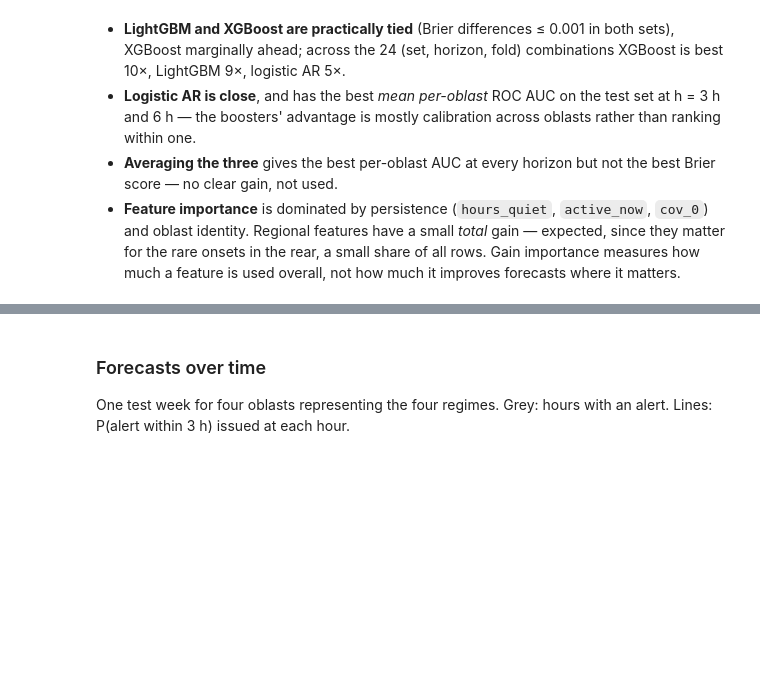
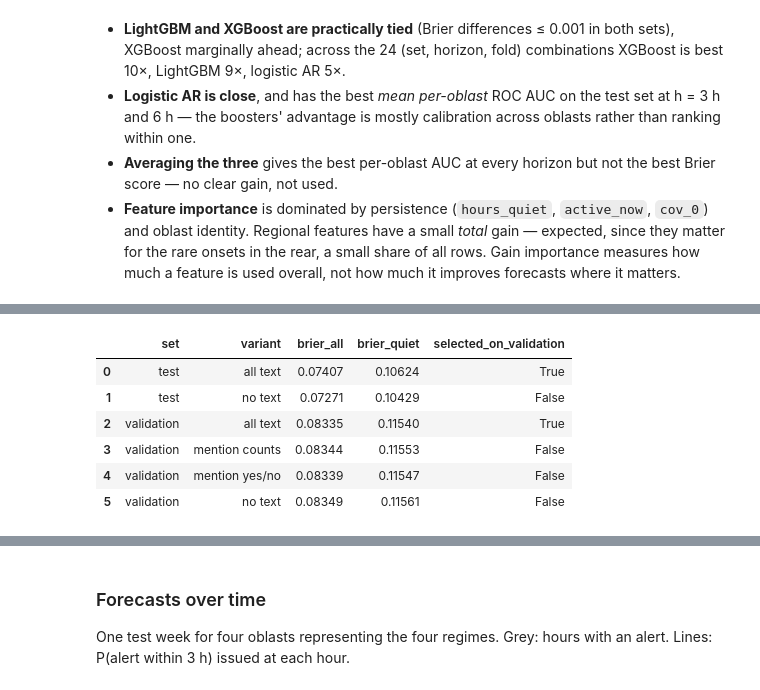
Before and after one commit to andriiboichuk13/ua_alerts_analysis, a Jupyter notebook: notebooks/model.ipynb, the cells around one changed output, grey strips where cells are left out. Cells and saved outputs as stored; diff of their text form; code cells hidden in the pictures; blank space fills up the shorter version.

```diff
--- a/notebooks/model.ipynb
+++ b/notebooks/model.ipynb
@@ -371,0 +479,10 @@ imp.head(10).round(3).T
+# %%
+pd.read_csv(text_experiment.RESULTS).round(5)
+# %% [output]
+|  | set | variant | brier_all | brier_quiet | selected_on_validation |
+| 0 | test | all text | 0.07407 | 0.10624 | True |
+| 1 | test | no text | 0.07271 | 0.10429 | False |
+| 2 | validation | all text | 0.08335 | 0.11540 | True |
+| 3 | validation | mention counts | 0.08344 | 0.11553 | False |
+| 4 | validation | mention yes/no | 0.08339 | 0.11547 | False |
+| 5 | validation | no text | 0.08349 | 0.11561 | False |
```
Also changed, not shown: parts of 16 cells of this notebook, 12 other files.
